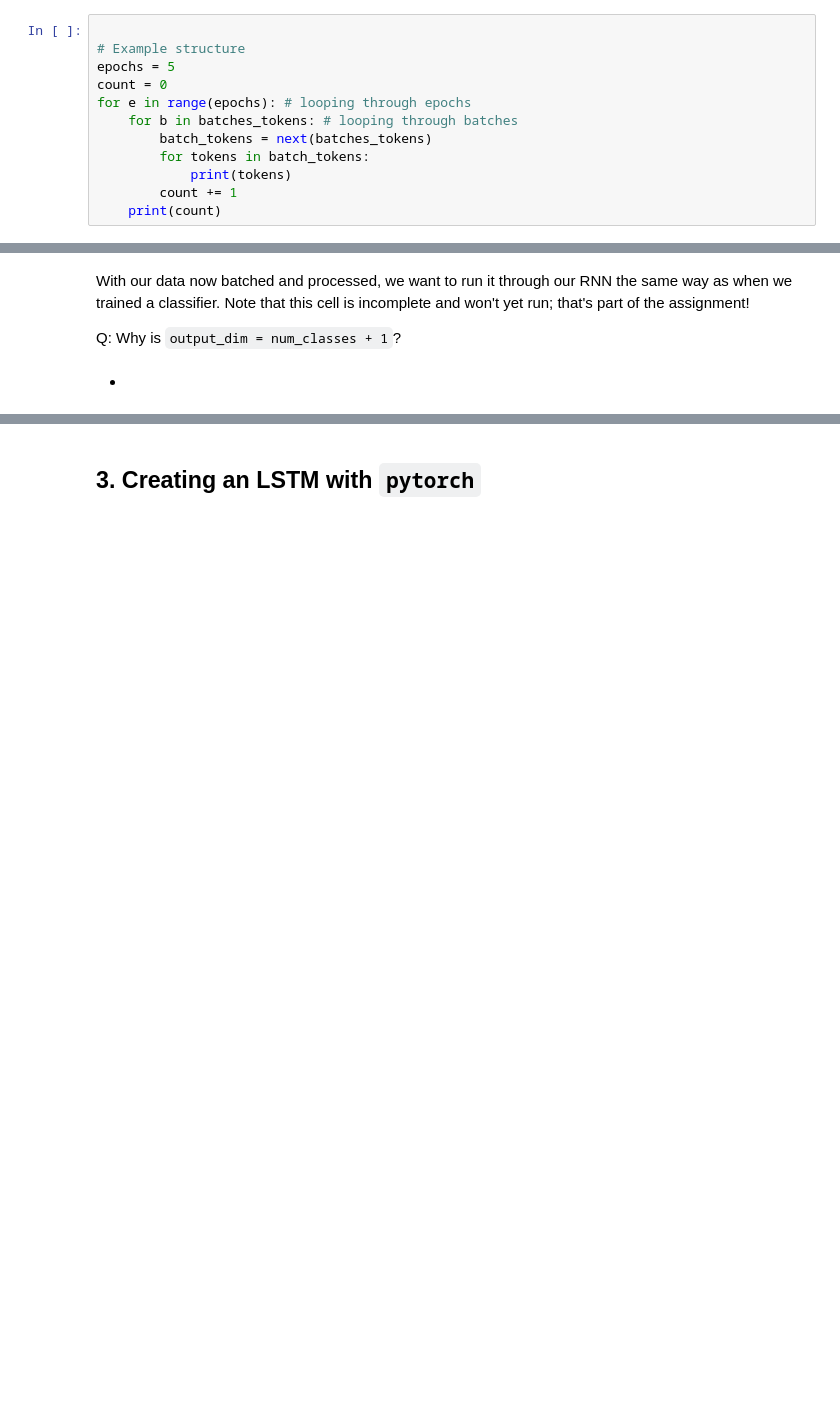
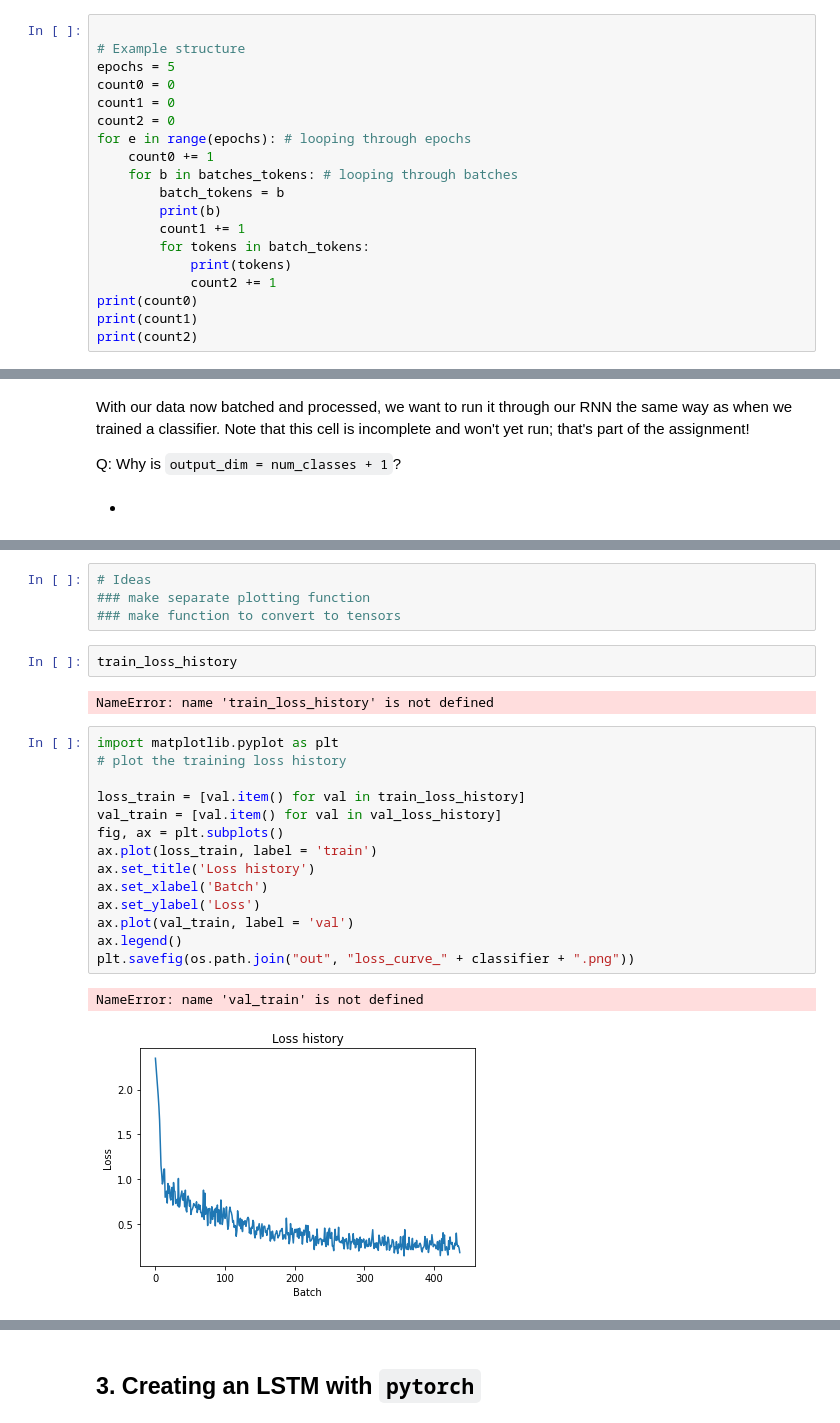
Before and after one commit to KathrineSN/NLP-AU, a Jupyter notebook: nbs/classroom_06.ipynb, the cells around one changed output, grey strips where cells are left out. Saved outputs shown, nothing was run; the diff lists cells and outputs as text; blank space fills up the shorter version.

```diff
--- a/nbs/classroom_06.ipynb
+++ b/nbs/classroom_06.ipynb
@@ -259,12 +285,19 @@ print(c)
 
 # Example structure
 epochs = 5
-count = 0
+count0 = 0
+count1 = 0
+count2 = 0
 for e in range(epochs): # looping through epochs
+    count0 += 1
     for b in batches_tokens: # looping through batches
-        batch_tokens = next(batches_tokens)
+        batch_tokens = b
+        print(b)
+        count1 += 1
         for tokens in batch_tokens:
             print(tokens)
-        count += 1
-    print(count)
+            count2 += 1
+print(count0)
+print(count1)
+print(count2)
 # %% [output]
@@ -362,0 +641,25 @@ loss = model.loss_fn(outputs=y, labels=batch_labels)
+# %%
+# Ideas
+### make separate plotting function
+### make function to convert to tensors
+# %%
+train_loss_history
+# %% [output]
+NameError: name 'train_loss_history' is not defined
+# %%
+import matplotlib.pyplot as plt
+# plot the training loss history
+
+loss_train = [val.item() for val in train_loss_history]
+val_train = [val.item() for val in val_loss_history]
+fig, ax = plt.subplots()
+ax.plot(loss_train, label = 'train')
+ax.set_title('Loss history')
+ax.set_xlabel('Batch')
+ax.set_ylabel('Loss')
+ax.plot(val_train, label = 'val')
+ax.legend()
+plt.savefig(os.path.join("out", "loss_curve_" + classifier + ".png"))
+# %% [output]
+NameError: name 'val_train' is not defined
+[figure, added]
```
Also changed, not shown: parts of 14 cells of this notebook, 2 other files.
